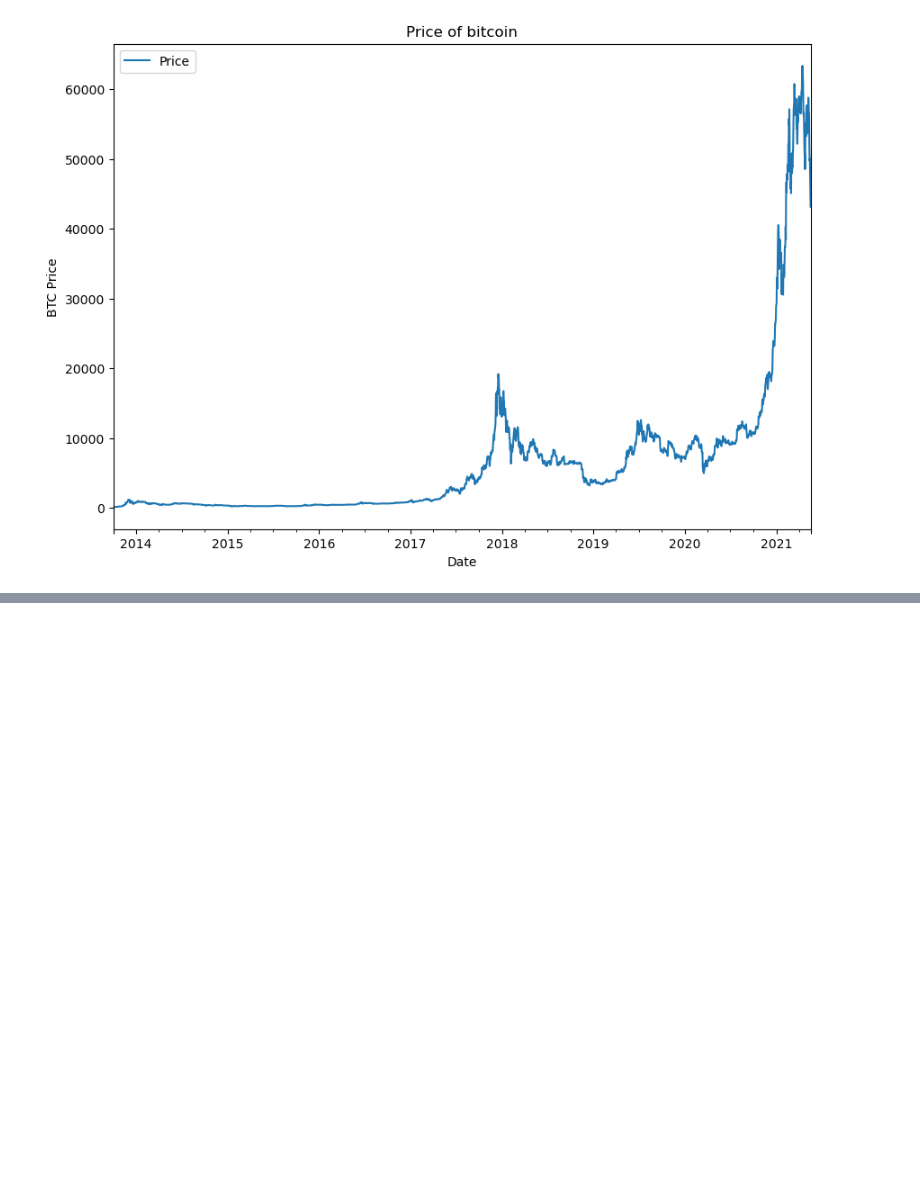
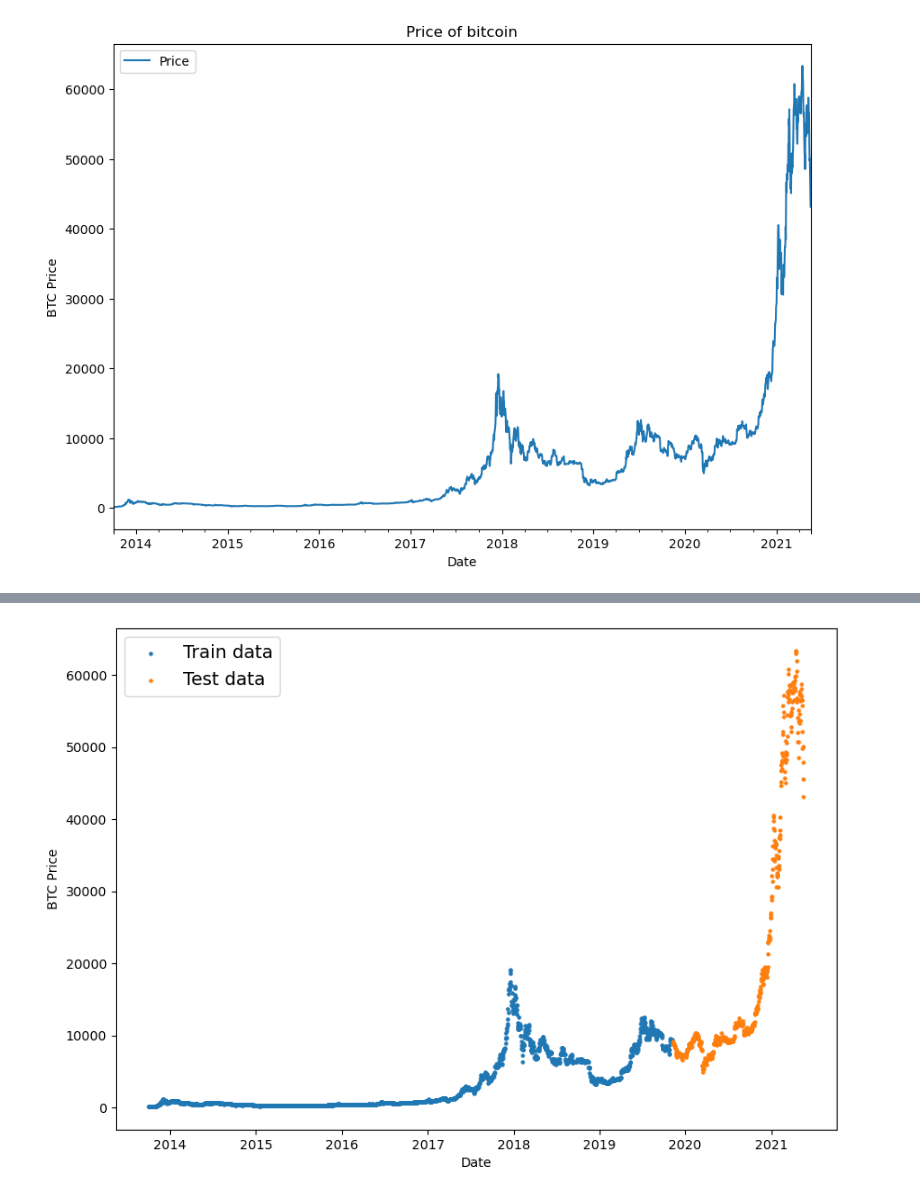
Before and after one commit to vivek11416/tensorFlow, a Jupyter notebook: TimeSeriesFundamentals/TimeSeriesLSTM.ipynb, the cells around one changed output, grey strips where cells are left out. Cells and saved outputs as stored; diff of their text form; code cells hidden in the pictures; blank space fills up the shorter version.

```diff
--- a/TimeSeriesFundamentals/TimeSeriesLSTM.ipynb
+++ b/TimeSeriesFundamentals/TimeSeriesLSTM.ipynb
@@ -53,0 +66,16 @@ Text(0.5, 1.0, 'Price of bitcoin')
+# %%
+#011 Reading in our Bitcoin data with Python's CSV module
+#012 Creating train and test splits for time series (the wrong way)
+#013 Creating train and test splits for time series (the right way)
+from sklearn.model_selection import train_test_split
+X_train, X_test, y_train, y_test = train_test_split(bitcoin_prices.index, bitcoin_prices['Price'], test_size=0.2,shuffle=False, random_state=42)
+# %%
+plt.figure(figsize=(10,7))
+plt.scatter(X_train,y_train,s=5,label="Train data")
+plt.scatter(X_test,y_test,s=5,label="Test data")
+plt.xlabel("Date")
+plt.ylabel("BTC Price")
+plt.legend(fontsize=14)
+plt.show()
+# %% [output]
+[figure, added]
```
Also changed, not shown: parts of 6 cells of this notebook.
